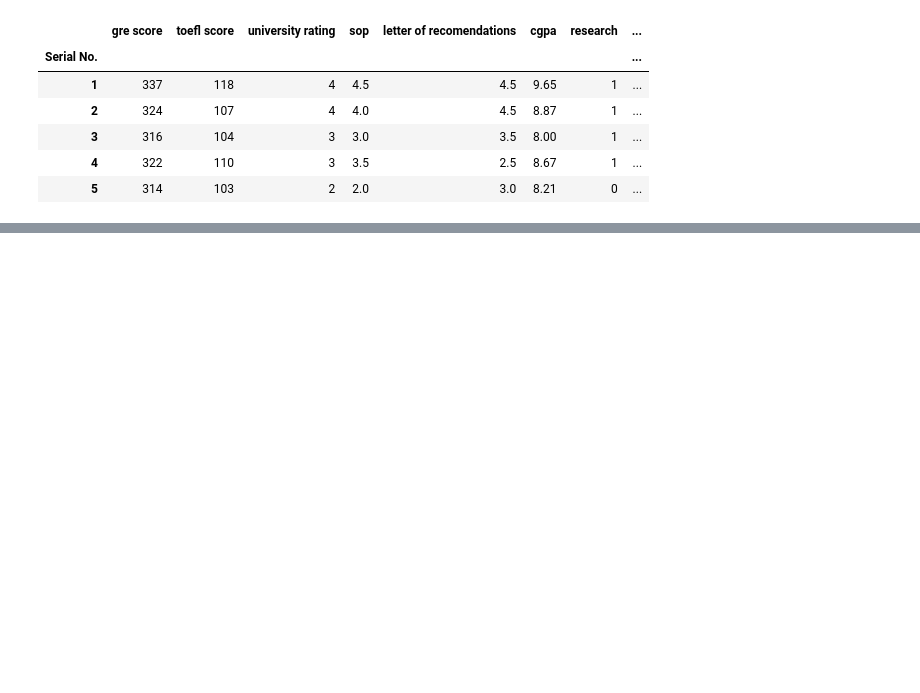
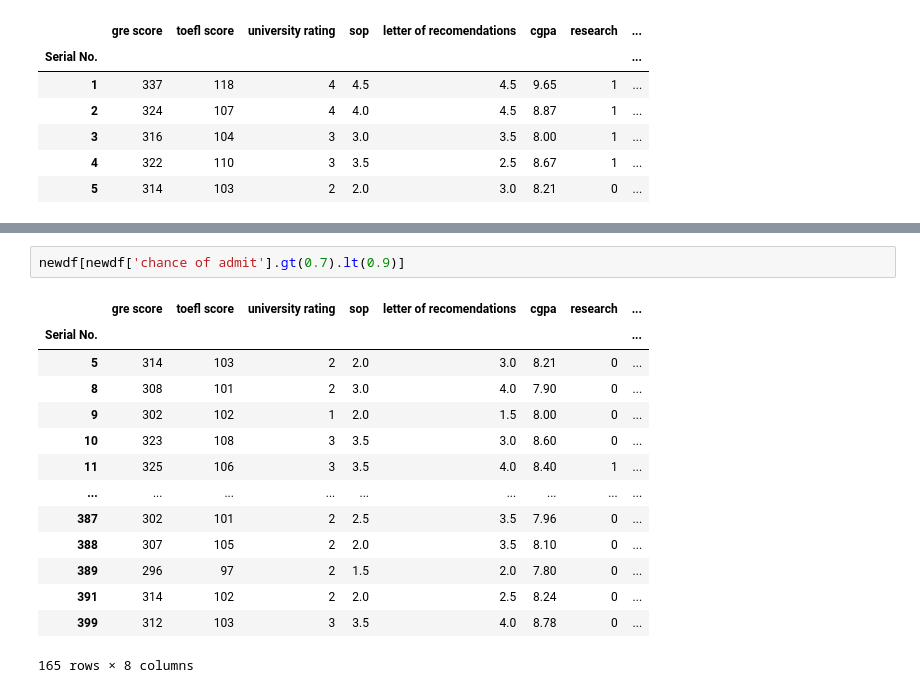
Before and after one commit to zutnik/dataShiance, a Jupyter notebook: week2/lasson3.ipynb, the cells around one changed output, grey strips where cells are left out. Drawn from its saved outputs; the diff is of its cells as text; blank space fills up the shorter version.

```diff
--- a/week2/lasson3.ipynb
+++ b/week2/lasson3.ipynb
@@ -75,0 +167,17 @@ newdf.head()
+# %%
+newdf[newdf['chance of admit'].gt(0.7).lt(0.9)]
+# %% [output]
+|  | gre score | toefl score | university rating | sop | letter of recomendations | cgpa | research | ... |
+| Serial No. |  |  |  |  |  |  |  | ... |
+| 5 | 314 | 103 | 2 | 2.0 | 3.0 | 8.21 | 0 | ... |
+| 8 | 308 | 101 | 2 | 3.0 | 4.0 | 7.90 | 0 | ... |
+| 9 | 302 | 102 | 1 | 2.0 | 1.5 | 8.00 | 0 | ... |
+| 10 | 323 | 108 | 3 | 3.5 | 3.0 | 8.60 | 0 | ... |
+| 11 | 325 | 106 | 3 | 3.5 | 4.0 | 8.40 | 1 | ... |
+| ... | ... | ... | ... | ... | ... | ... | ... | ... |
+| 387 | 302 | 101 | 2 | 2.5 | 3.5 | 7.96 | 0 | ... |
+| 388 | 307 | 105 | 2 | 2.0 | 3.5 | 8.10 | 0 | ... |
+| 389 | 296 | 97 | 2 | 1.5 | 2.0 | 7.80 | 0 | ... |
+| 391 | 314 | 102 | 2 | 2.0 | 2.5 | 8.24 | 0 | ... |
+| 399 | 312 | 103 | 3 | 3.5 | 4.0 | 8.78 | 0 | ... |
+165 rows × 8 columns
```
Also changed, not shown: parts of 9 cells of this notebook, 1 other file.
